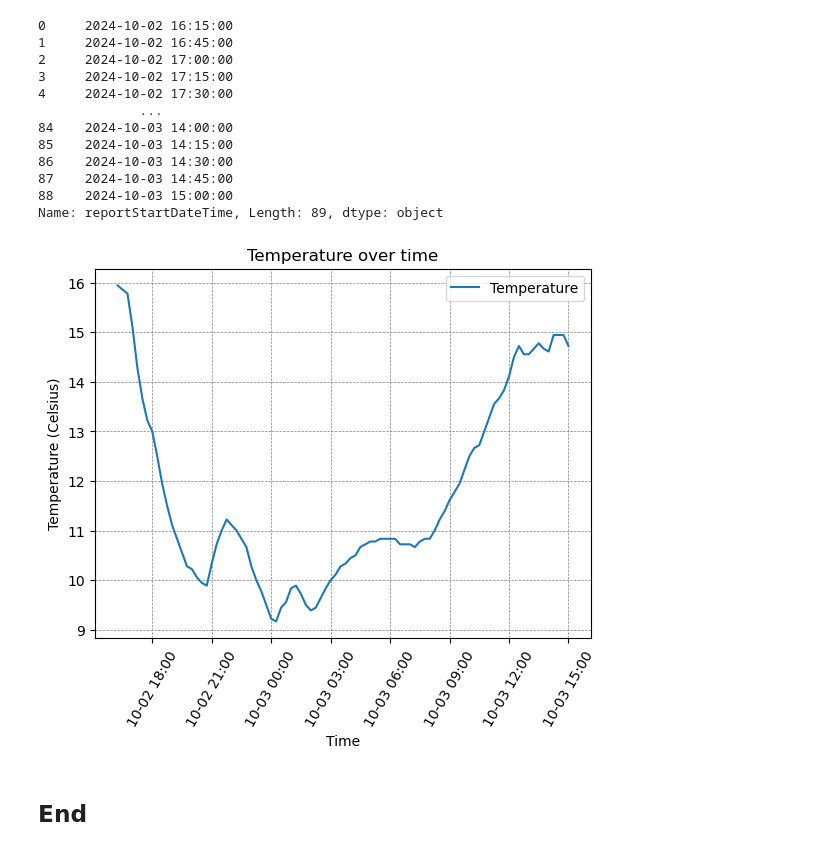
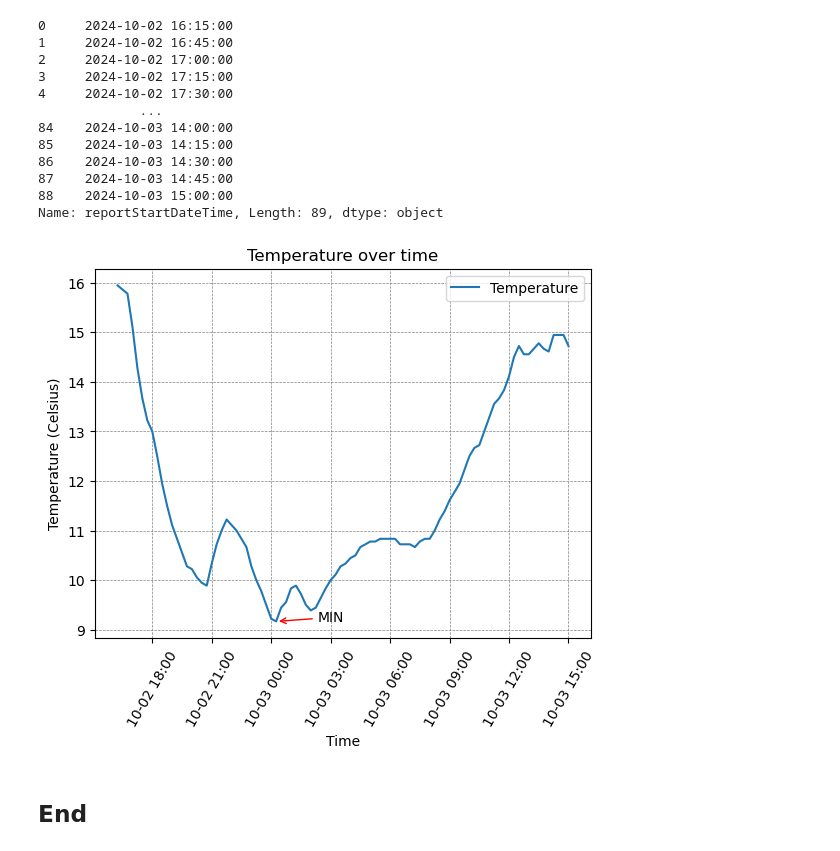
Before and after one commit to FatimaBOliveira/Programming-for-data-analytics, a Jupyter notebook: Assignments/assignment2-weather.ipynb, the cells around one changed output. Saved outputs shown, nothing was run; the diff lists cells and outputs as text; code cells hidden in the pictures.

```diff
--- a/Assignments/assignment2-weather.ipynb
+++ b/Assignments/assignment2-weather.ipynb
@@ -96,29 +96,32 @@ Name: reportStartDateTime, Length: 89, dtype: object
 # %%
 # Need to fix the x axis, for a better representation.
 
 # https://stackoverflow.com/questions/1574088/plotting-time-on-the-independent-axis
 # https://pandas.pydata.org/docs/reference/api/pandas.to_datetime.html#pandas.to_datetime
 # https://www.geeksforgeeks.org/matplotlib-dates-dateformatter-class-in-python/
 # https://www.w3schools.com/python/matplotlib_grid.asp
 
 import matplotlib.dates as mdates
 
 # convert object to datetime.
 x = pd.to_datetime(x)
 
 myFmt = mdates.DateFormatter("%m-%d %H:%M")
 plt.gca().xaxis.set_major_formatter(myFmt)
 
 plt.plot(x, y, label="Temperature")
 plt.title("Temperature over time")
 plt.xlabel("Time")
 plt.ylabel("Temperature (Celsius)")
 plt.legend()
 plt.grid(color="grey", linestyle='--', linewidth=0.5)
 plt.xticks(rotation=60)
+plt.annotate("MIN", (x[31], y[31]), xytext=(30, 0), textcoords='offset points', arrowprops=dict(arrowstyle='->', color='red'))
+# https://matplotlib.org/stable/api/_as_gen/matplotlib.pyplot.annotate.html
+# https://stackoverflow.com/questions/11067368/annotate-time-series-plot
 
 plt.show()
 # %% [output]
-[figure, old version]
+[figure, new version]
 # %% [markdown]
 ## End
```
Also changed, not shown: parts of 1 cell of this notebook, 2 other files.
